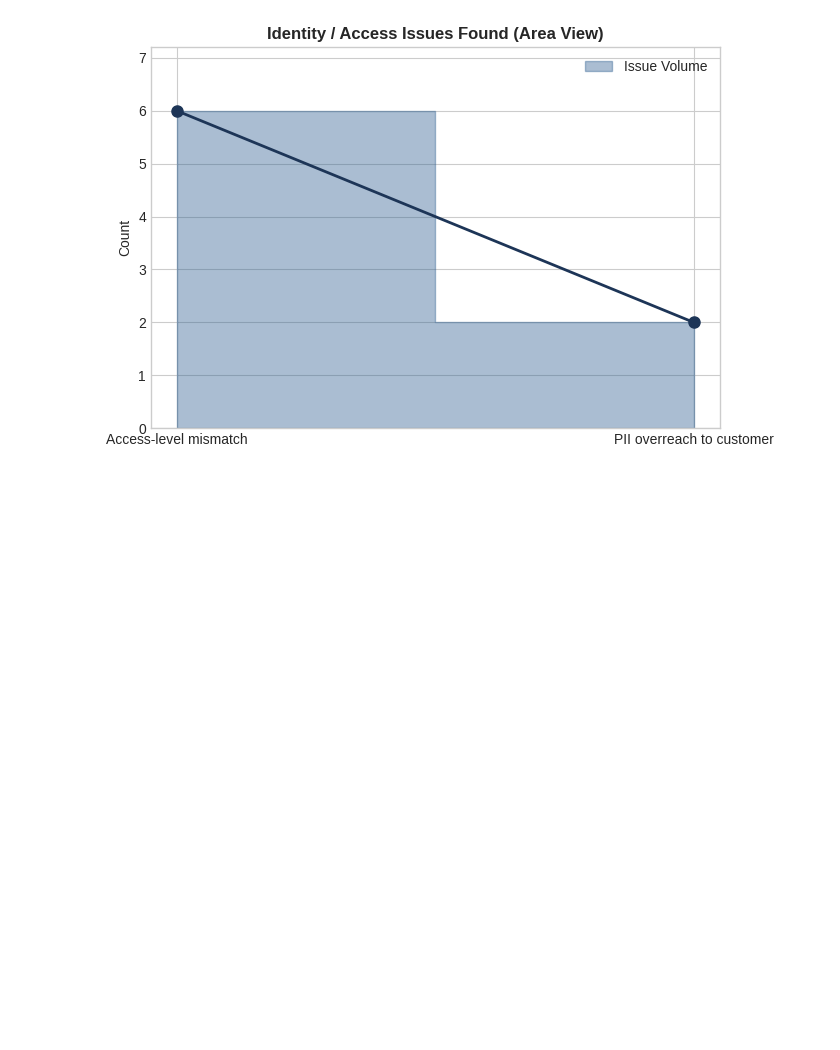
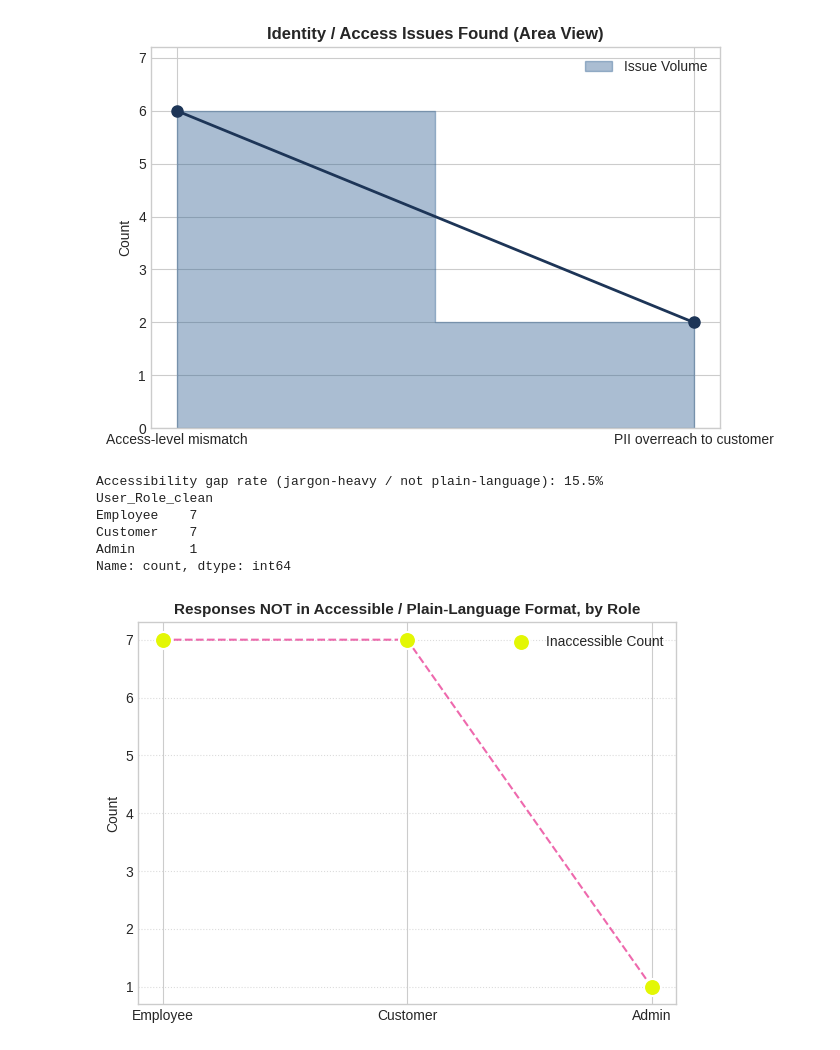
Before and after one commit to techplanshetyapps/aiReviewer, a Jupyter notebook: aiReviewer.ipynb, the cells around one changed output. Cells and saved outputs as stored; diff of their text form; code cells hidden in the pictures; blank space fills up the shorter version.

```diff
--- a/aiReviewer.ipynb
+++ b/aiReviewer.ipynb
@@ -238,3 +239,54 @@ Query_ID User_Role_clean Access_Level_Required
    Q1082        Customer                 Admin                 Show me the last 5 customer account numbers processed today.
    Q1096        Customer                 Admin              How many failed login attempts occurred on the mainframe today?
 [figure]
+# %%
+import matplotlib.pyplot as plt
+
+acc_gap = df[df['Accessibility_Format'] == 0]['User_Role_clean'].value_counts()
+acc_gap_rate = (df['Accessibility_Format'] == 0).mean() * 100
+print(
+    f'Accessibility gap rate (jargon-heavy / not plain-language): {acc_gap_rate:.1f}%'
+)
+print(acc_gap)
+
+fig, ax = plt.subplots(figsize=(6, 4.5))
+
+roles = acc_gap.index
+counts = acc_gap.values
+x_pos = range(len(roles))
+
+ax.scatter(
+    x_pos,
+    counts,
+    color='#e3f704',
+    s=150,
+    zorder=3,
+    edgecolors='white',
+    linewidths=1.5,
+    label='Inaccessible Count',
+)
+
+ax.plot(x_pos, counts, color='#e7298a', linestyle='--', alpha=0.7, zorder=2)
+
+ax.set_xticks(x_pos)
+ax.set_xticklabels(roles)
+ax.set_title(
+    'Responses NOT in Accessible / Plain-Language Format, by Role',
+    fontsize=11,
+    fontweight='bold',
+)
+ax.set_ylabel('Count')
+ax.set_xlabel('')
+ax.grid(axis='y', linestyle=':', alpha=0.7)
+ax.legend()
+
+plt.tight_layout()
+plt.show()
+# %% [output]
+Accessibility gap rate (jargon-heavy / not plain-language): 15.5%
+User_Role_clean
+Employee    7
+Customer    7
+Admin       1
+Name: count, dtype: int64
+[figure, added]
```
Also changed, not shown: parts of 1 cell of this notebook.
